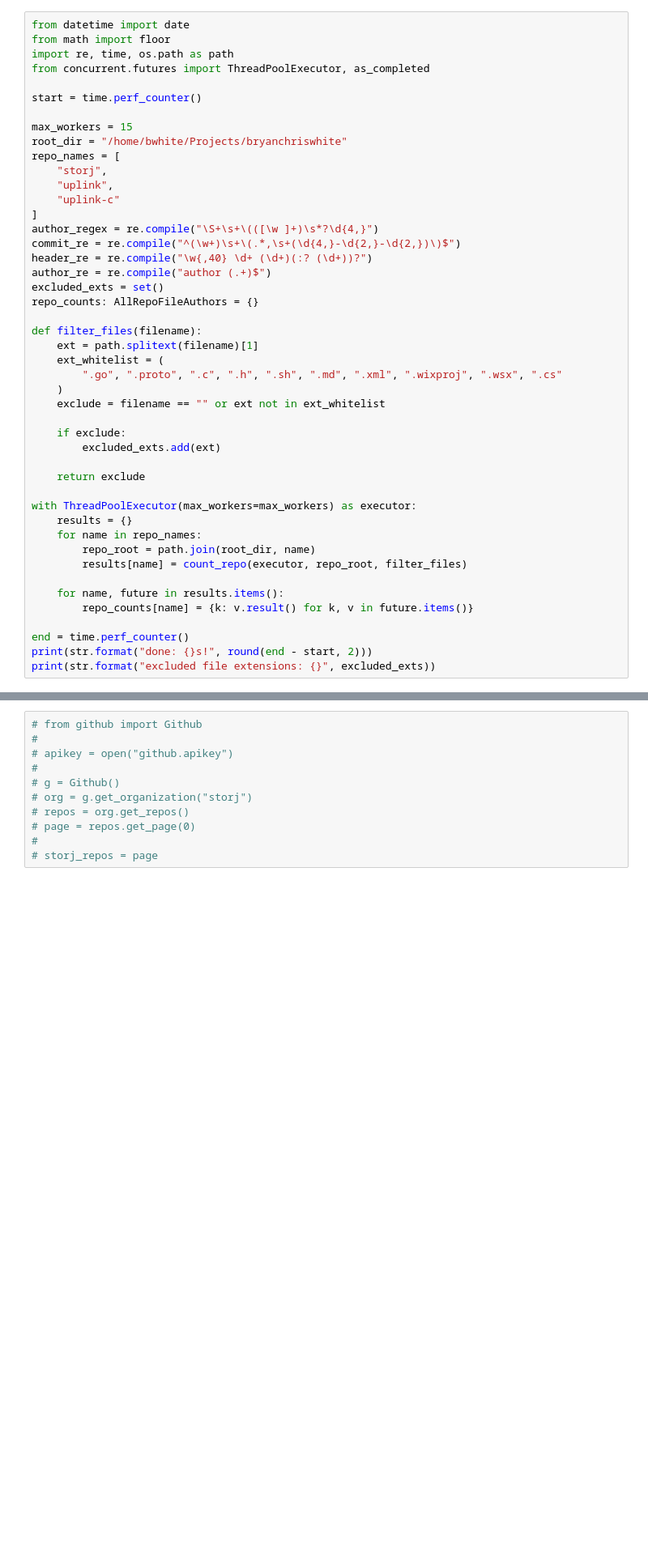
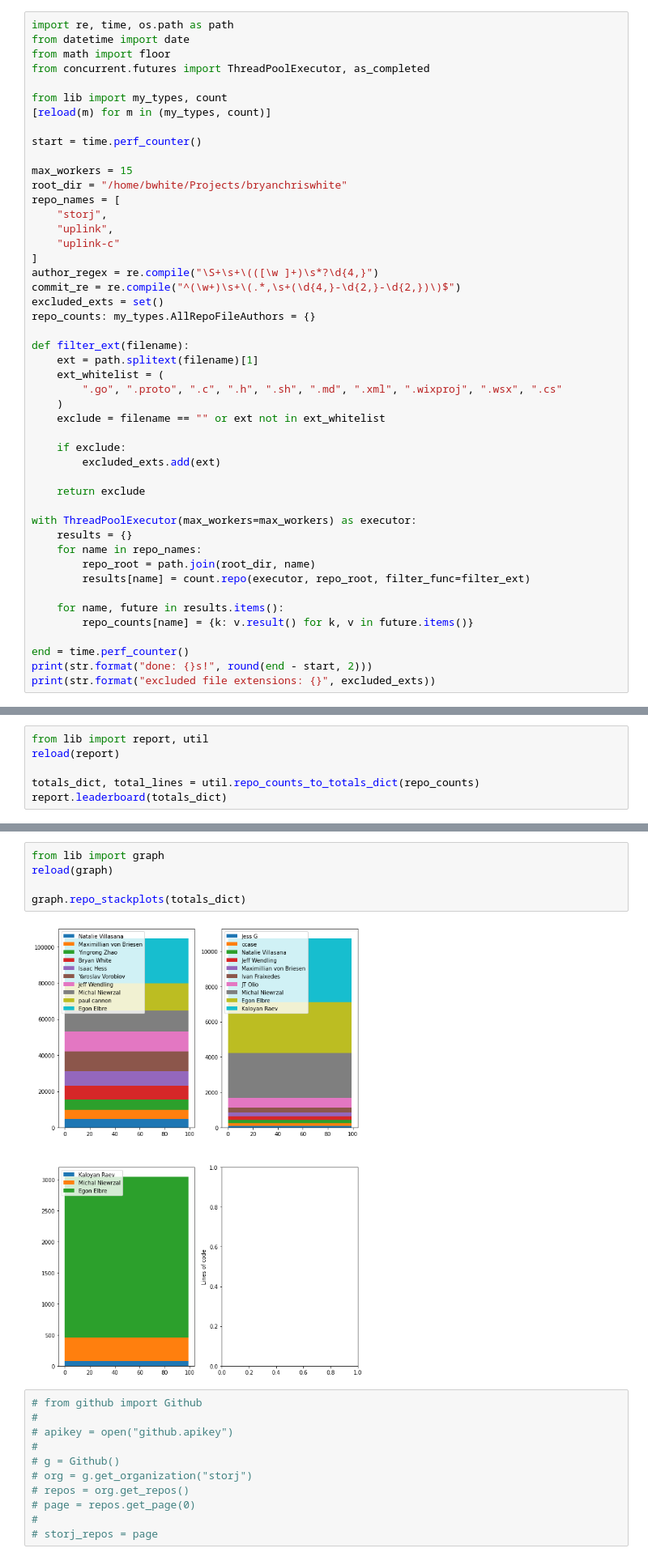
Before and after one commit to bryanchriswhite/analgitycs, a Jupyter notebook: storj-contribution.ipynb, the cells around one changed output, grey strips where cells are left out. Shown at 81% size. Drawn from its saved outputs; the diff is of its cells as text; blank space fills up the shorter version.

```diff
--- a/storj-contribution.ipynb
+++ b/storj-contribution.ipynb
@@ -94,8 +4,11 @@ def count_file(f, repo_root):
 # %%
+import re, time, os.path as path
 from datetime import date
 from math import floor
-import re, time, os.path as path
 from concurrent.futures import ThreadPoolExecutor, as_completed
+
+from lib import my_types, count
+[reload(m) for m in (my_types, count)]
 
 start = time.perf_counter()
 
@@ -108,12 +21,10 @@ repo_names = [
 ]
 author_regex = re.compile("\S+\s+\(([\w ]+)\s*?\d{4,}")
 commit_re = re.compile("^(\w+)\s+\(.*,\s+(\d{4,}-\d{2,}-\d{2,})\)$")
-header_re = re.compile("\w{,40} \d+ (\d+)(:? (\d+))?")
-author_re = re.compile("author (.+)$")
 excluded_exts = set()
-repo_counts: AllRepoFileAuthors = {}
+repo_counts: my_types.AllRepoFileAuthors = {}
 
-def filter_files(filename):
+def filter_ext(filename):
     ext = path.splitext(filename)[1]
     ext_whitelist = (
         ".go", ".proto", ".c", ".h", ".sh", ".md", ".xml", ".wixproj", ".wsx", ".cs"
@@ -129,7 +40,7 @@ with ThreadPoolExecutor(max_workers=max_workers) as executor:
     results = {}
     for name in repo_names:
         repo_root = path.join(root_dir, name)
-        results[name] = count_repo(executor, repo_root, filter_files)
+        results[name] = count.repo(executor, repo_root, filter_func=filter_ext)
 
     for name, future in results.items():
         repo_counts[name] = {k: v.result() for k, v in future.items()}
@@ -329,0 +105,6 @@ plt.show()
+# %%
+from lib import report, util
+reload(report)
+
+totals_dict, total_lines = util.repo_counts_to_totals_dict(repo_counts)
+report.leaderboard(totals_dict)
@@ -330,3 +129,10 @@ plt.show()
+# %%
+from lib import graph
+reload(graph)
+
+graph.repo_stackplots(totals_dict)
+# %% [output]
+[figure, added]
 # %%
 # from github import Github
 #
```
Also changed, not shown: parts of 11 cells of this notebook, 8 other files.
